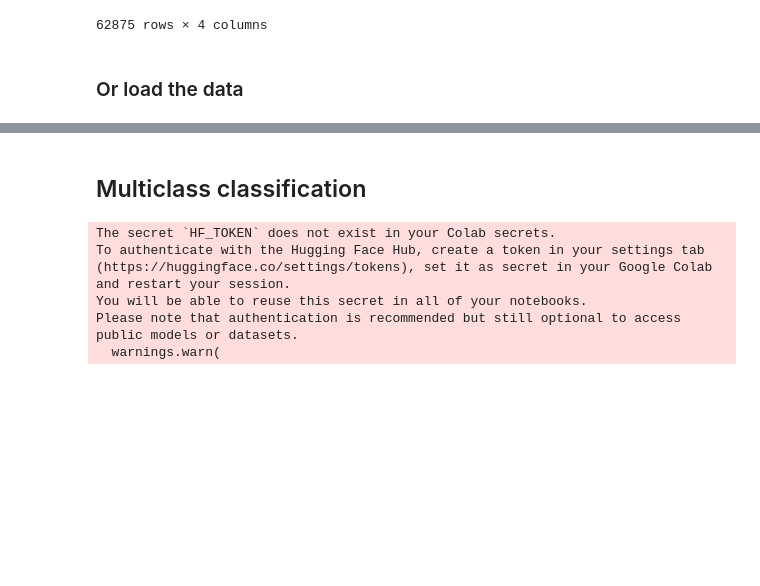
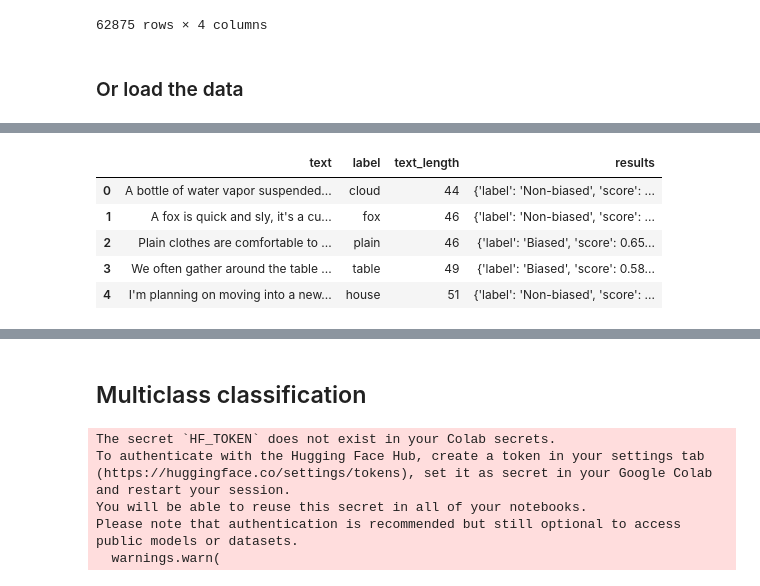
Before and after one commit to MostHumble/LUMA-unbias, a Jupyter notebook: notebooks/bias_detection.ipynb, the cells around one changed output, grey strips where cells are left out. Saved outputs shown, nothing was run; the diff lists cells and outputs as text; code cells hidden in the pictures; blank space fills up the shorter version.

```diff
--- a/notebooks/bias_detection.ipynb
+++ b/notebooks/bias_detection.ipynb
@@ -145,0 +133,9 @@ else:
+# %%
+data_sorted.head()
+# %% [output]
+|  | text | label | text_length | results |
+| 0 | A bottle of water vapor suspended... | cloud | 44 | {'label': 'Non-biased', 'score': ... |
+| 1 | A fox is quick and sly, it's a cu... | fox | 46 | {'label': 'Non-biased', 'score': ... |
+| 2 | Plain clothes are comfortable to ... | plain | 46 | {'label': 'Biased', 'score': 0.65... |
+| 3 | We often gather around the table ... | table | 49 | {'label': 'Biased', 'score': 0.58... |
+| 4 | I'm planning on moving into a new... | house | 51 | {'label': 'Non-biased', 'score': ... |
```
Also changed, not shown: parts of 7 cells of this notebook.
